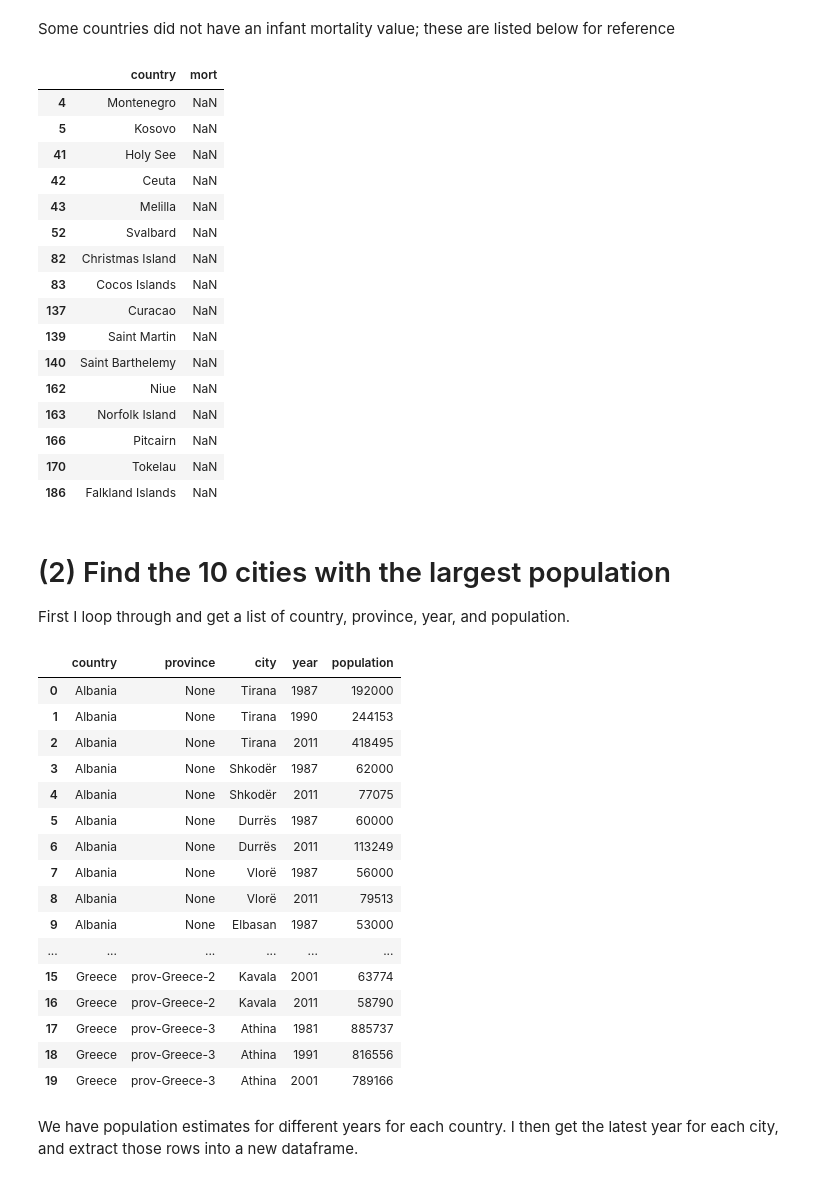
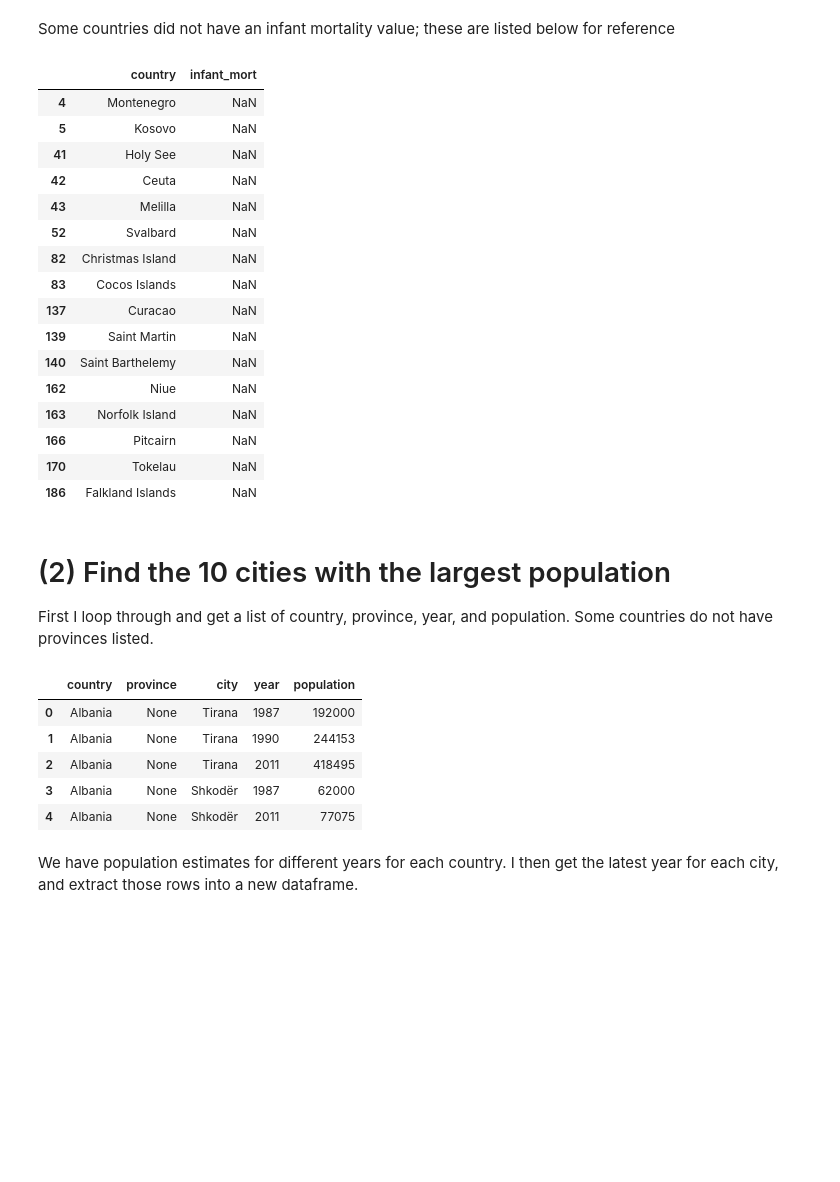
Before and after one commit to andypicke/Springboard_DataScience, a Jupyter notebook: data_wrangling_xml/sliderule_dsi_xml_exercise-Solutions-AP.ipynb, the cells around one changed output. Saved outputs shown, nothing was run; the diff lists cells and outputs as text; code cells hidden in the pictures; blank space fills up the shorter version.

```diff
--- a/data_wrangling_xml/sliderule_dsi_xml_exercise-Solutions-AP.ipynb
+++ b/data_wrangling_xml/sliderule_dsi_xml_exercise-Solutions-AP.ipynb
@@ -113,9 +113,9 @@ df.sort_values('mort',).head(10)
 Some countries did not have an infant mortality value; these are listed below for reference
 # %%
 # list countries where there was no infant mortality given
-df[df.mort.isnull()]
+df[df.infant_mort.isnull()]
 # %% [output]
-|  | country | mort |
+|  | country | infant_mort |
 | 4 | Montenegro | NaN |
 | 5 | Kosovo | NaN |
 | 41 | Holy See | NaN |
@@ -134,7 +134,7 @@ df[df.mort.isnull()]
 | 186 | Falkland Islands | NaN |
 # %% [markdown]
 # (2) Find the 10 cities with the largest population
-First I loop through and get a list of country, province, year, and population.
+First I loop through and get a list of country, province, year, and population. Some countries do not have provinces listed.
 # %%
 population_list = []
 
@@ -143,45 +143,34 @@ for country in tree.findall('country'):
     #print('\n')
     this_country = country.find('name').text
     #print(this_country)
 
     #print('\n')
     for city in country.getiterator('city'):
         city_name = city.find('name').text
        # print('city : ' + city_name)
        # print(city.attrib)
         if 'province' in city.attrib:
             prov = city.attrib['province']
         else:
             prov='None'
 
         for pop in city.getiterator('population'):
             #print('pop')
             if pop != None:
              #   print(pop.attrib)
              #   print(pop.text)
                 population_list.append([this_country , prov, city_name, int(pop.attrib['year']), int(pop.text)])
 
 pop_df = pd.DataFrame.from_records(population_list,columns=['country','province','city','year','population'])
 pop_df['population'] = pop_df['population'].astype('int')
-pop_df.head(20)
+pop_df.head()
 # %% [output]
 |  | country | province | city | year | population |
 | 0 | Albania | None | Tirana | 1987 | 192000 |
 | 1 | Albania | None | Tirana | 1990 | 244153 |
 | 2 | Albania | None | Tirana | 2011 | 418495 |
 | 3 | Albania | None | Shkodër | 1987 | 62000 |
 | 4 | Albania | None | Shkodër | 2011 | 77075 |
-| 5 | Albania | None | Durrës | 1987 | 60000 |
-| 6 | Albania | None | Durrës | 2011 | 113249 |
-| 7 | Albania | None | Vlorë | 1987 | 56000 |
-| 8 | Albania | None | Vlorë | 2011 | 79513 |
-| 9 | Albania | None | Elbasan | 1987 | 53000 |
-| ... | ... | ... | ... | ... | ... |
-| 15 | Greece | prov-Greece-2 | Kavala | 2001 | 63774 |
-| 16 | Greece | prov-Greece-2 | Kavala | 2011 | 58790 |
-| 17 | Greece | prov-Greece-3 | Athina | 1981 | 885737 |
-| 18 | Greece | prov-Greece-3 | Athina | 1991 | 816556 |
-| 19 | Greece | prov-Greece-3 | Athina | 2001 | 789166 |
 # %% [markdown]
 We have population estimates for different years for each country. I then get the latest year for each city, and extract those rows into a new dataframe.
 # %%
```
Also changed, not shown: parts of 15 cells of this notebook.
